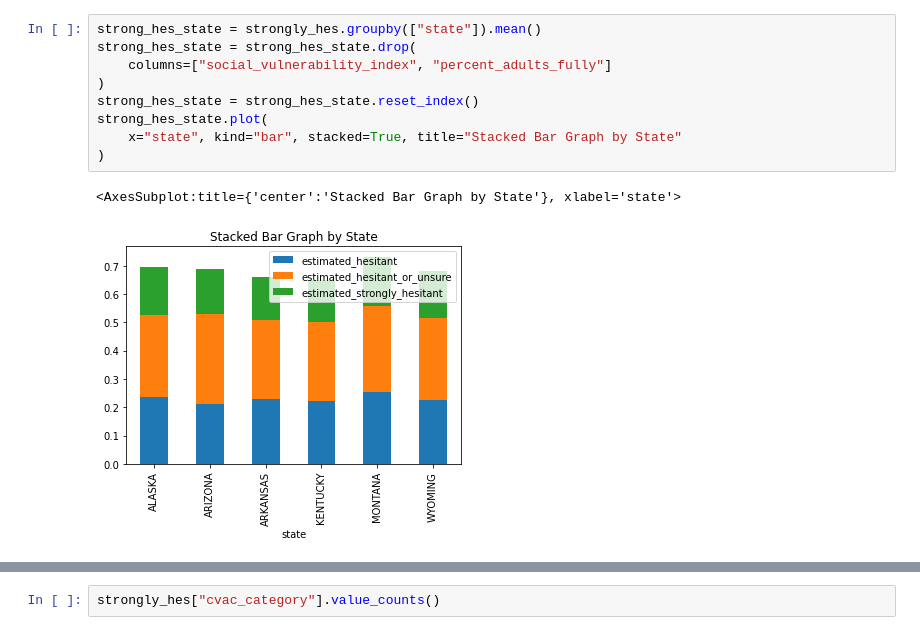
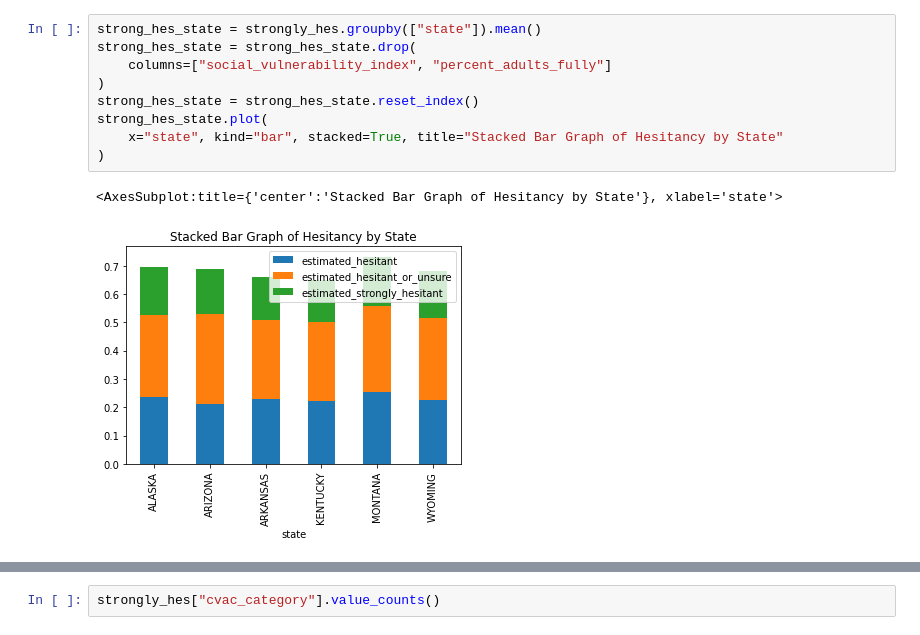
Before and after one commit to gspiga/STAT141Bfinal, a Jupyter notebook: notebooks/cdc-hesitancy-actualvaccinationrate.ipynb, the cells around one changed output, grey strips where cells are left out. Drawn from its saved outputs; the diff is of its cells as text.

```diff
--- a/notebooks/cdc-hesitancy-actualvaccinationrate.ipynb
+++ b/notebooks/cdc-hesitancy-actualvaccinationrate.ipynb
@@ -130,15 +156,15 @@ gg
 # %%
 strong_hes_state = strongly_hes.groupby(["state"]).mean()
 strong_hes_state = strong_hes_state.drop(
     columns=["social_vulnerability_index", "percent_adults_fully"]
 )
 strong_hes_state = strong_hes_state.reset_index()
 strong_hes_state.plot(
-    x="state", kind="bar", stacked=True, title="Stacked Bar Graph by State"
+    x="state", kind="bar", stacked=True, title="Stacked Bar Graph of Hesitancy by State"
 )
 # %% [output]
-<AxesSubplot:title={'center':'Stacked Bar Graph by State'}, xlabel='state'>
+<AxesSubplot:title={'center':'Stacked Bar Graph of Hesitancy by State'}, xlabel='state'>
-[figure, old version]
+[figure, new version]
 [interactive output not drawn]
 # %%
 strongly_hes["cvac_category"].value_counts()
```
Also changed, not shown: parts of 6 cells of this notebook.
